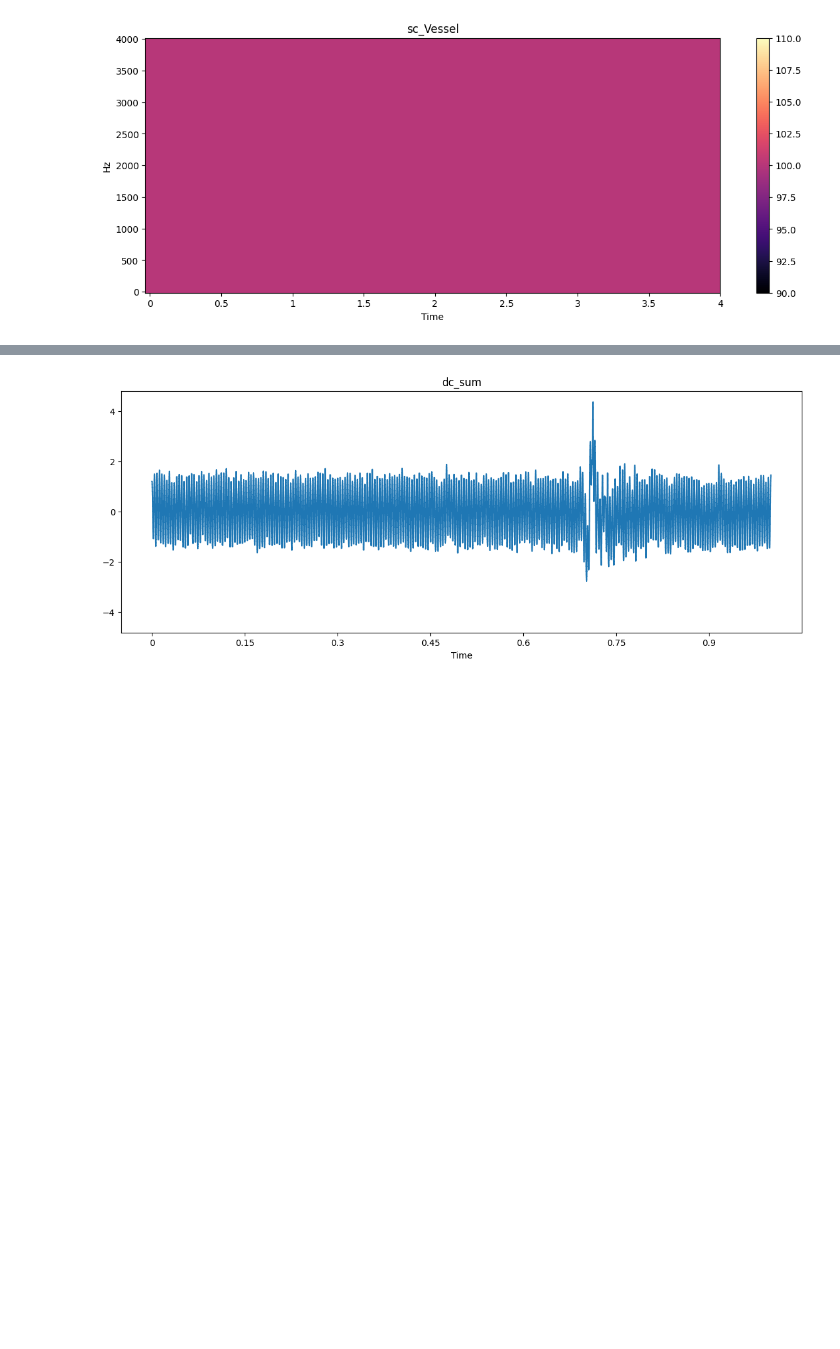
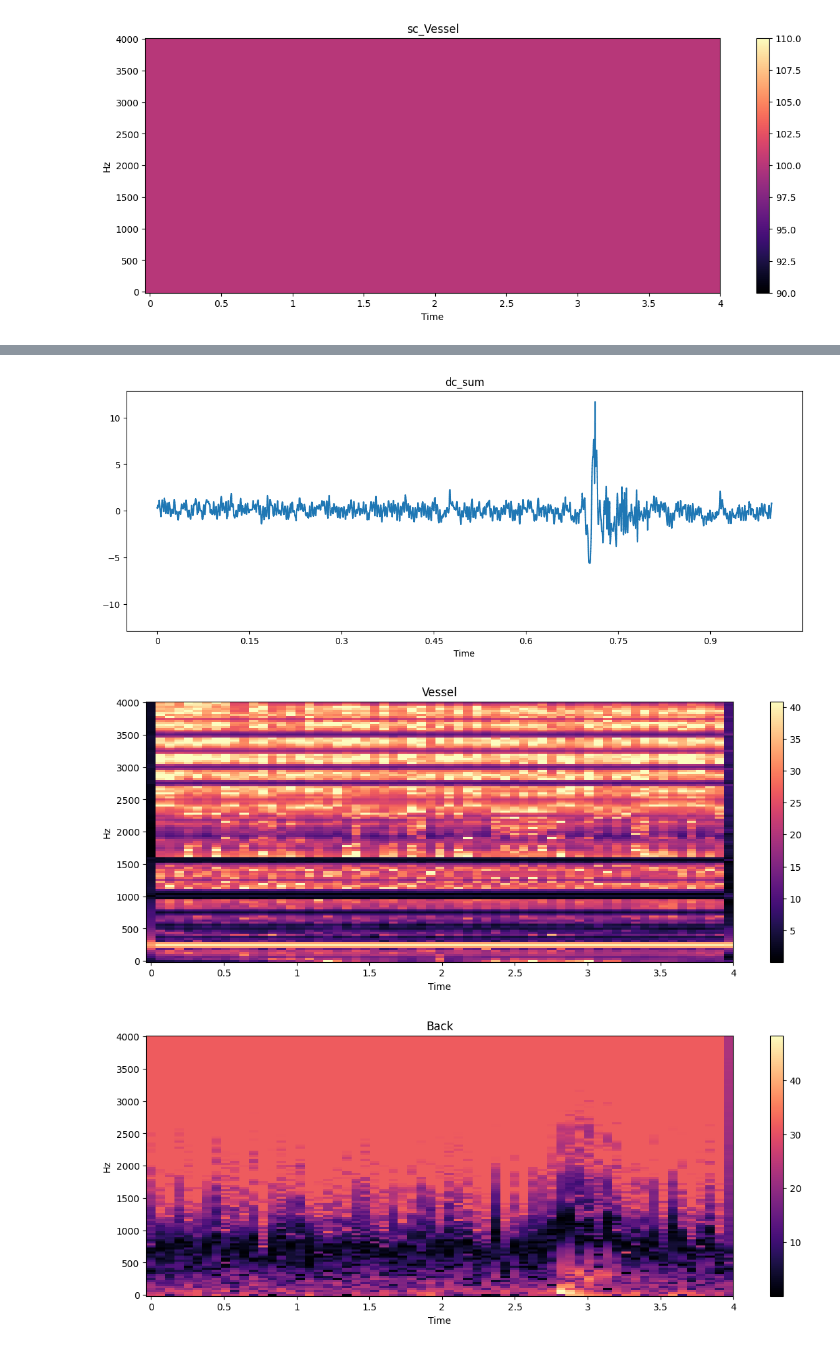
Before and after one commit to wtaylor17/ImageCFGen-Pytorch, a Jupyter notebook: audioAnalysis/first_analysis.ipynb, the cells around one changed output, grey strips where cells are left out. Saved outputs shown, nothing was run; the diff lists cells and outputs as text; code cells hidden in the pictures; blank space fills up the shorter version.

Commit message:
adding shot noise and specs

```diff
--- a/audioAnalysis/first_analysis.ipynb
+++ b/audioAnalysis/first_analysis.ipynb
@@ -79,9 +80,19 @@ my_f.save_audio(sc_vessel, sr=sr_vessel, name='sc_v')
 [figure]
 # %%
 # Adding white noise
-ns = my_f.add_white_noise(sv, alpha=0.1)
+ns = my_f.add_white_noise(sv, alpha=0.01)
 my_f.plot_signal(sv, sr=sr_back, name='Vessel')
 my_f.plot_signal(ns, sr=sr_back, name='noise')
 my_f.save_audio(ns, sr=sr_vessel, name='noise')
+
+# Adding shot noise
+sns = my_f.add_shot_noise(sv, alpha=0.01)
+my_f.plot_signal(sv, sr=sr_back, name='Vessel')
+my_f.plot_signal(sns, sr=sr_back, name='shot-noise')
+my_f.save_audio(sns, sr=sr_vessel, name='shot-noise')
+
+my_f.spec_plot(sv, ms=ms, sr=sr_back, name='Vessel')
+my_f.spec_plot(ns, ms=ms, sr=sr_back, name='noise')
+my_f.spec_plot(sns, ms=ms, sr=sr_back, name='shot-noise')
 # %% [output]
 [figure]
@@ -89,8 +105,15 @@ my_f.save_audio(ns, sr=sr_vessel, name='noise')
 # %%
 # Mix of Background and vessel
-dc_sum = dc_vessel*0.7 + dc_back*0.3
+alpha = 0.5
+dc_sum = dc_vessel*alpha + dc_back*(1-alpha)
 dc_sum = my_f.standardization(dc_sum)
 my_f.plot_signal(dc_sum, sr=sr_back, name='dc_sum')
 my_f.save_audio(dc_sum, sr=sr_vessel, name='dc_sum')
+
+my_f.spec_plot(dc_vessel, ms=ms, sr=sr_back, name='Vessel')
+my_f.spec_plot(dc_back, ms=ms, sr=sr_back, name='Back')
+my_f.spec_plot(dc_sum, ms=ms, sr=sr_back, name='Sum')
 # %% [output]
-[figure, old version]
+[figure, new version]
+[figure, added]
+[figure, added]
```
Also changed, not shown: parts of 3 cells of this notebook, 1 other file.
